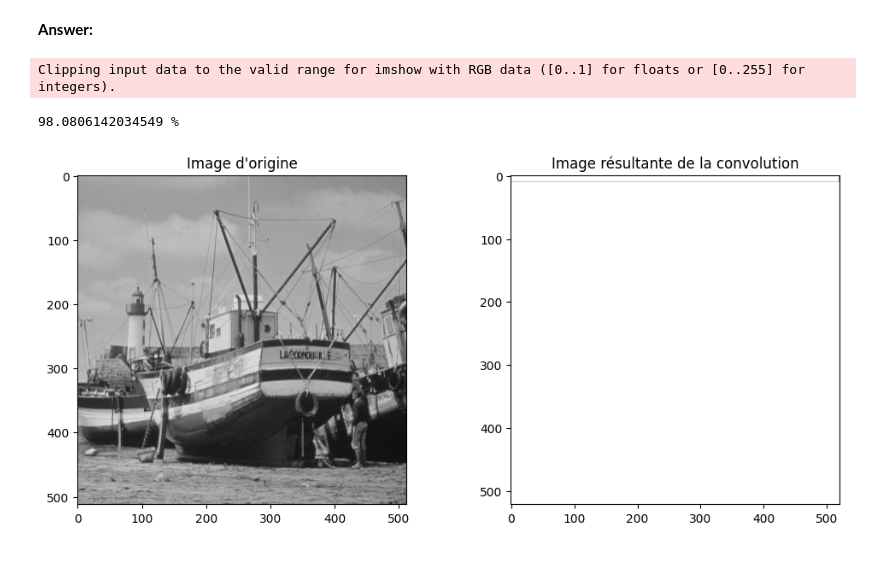
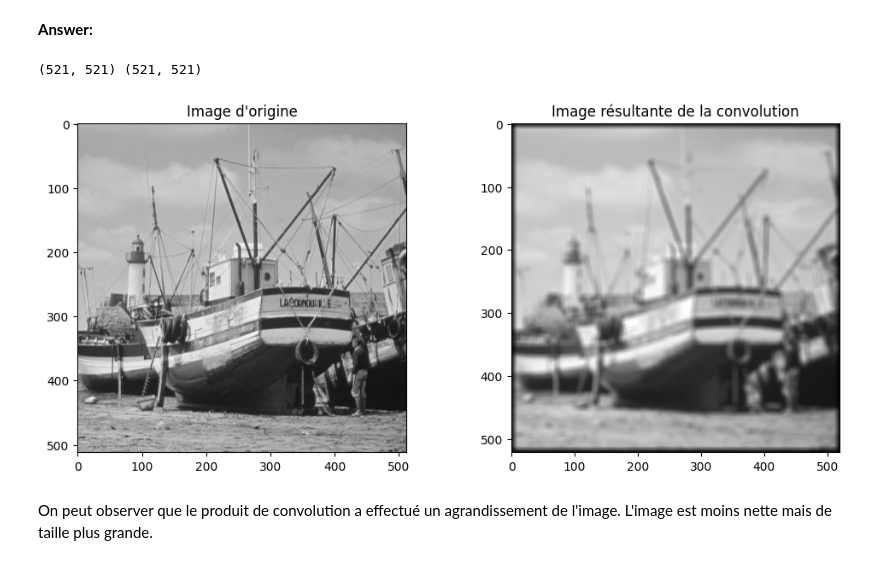
Before and after one commit to mcaron01/python_sdia, a Jupyter notebook: Labs/Lab3/lab3.ipynb, the cells around one changed output. Saved outputs shown, nothing was run; the diff lists cells and outputs as text; code cells hidden in the pictures.

```diff
--- a/Labs/Lab3/lab3.ipynb
+++ b/Labs/Lab3/lab3.ipynb
@@ -320,8 +320,10 @@ chemin_image = os.path.join(dossier_images, nom_image)
 # Charge l'image
 image = mpimg.imread(chemin_image)
 
+image = image[:,:,0]
+
 # Affiche l'image
-plt.imshow(image)
+plt.imshow(image,cmap='gray')
 plt.title("Image de bateau")
 plt.show()
 # %% [output]
@@ -475,49 +473,43 @@ Compute and display $\mathbf{X} \star \mathbf{H}$, for $M_2 = N_2 = 10$. What do
 from scipy.signal.windows import gaussian
 
 # Définit les dimensions de l'image et du noyau gaussien
-M1, N1, a = image.shape
+M1, N1= image.shape
 M2, N2 = 10, 10  # Dimensions du noyau gaussien
 
 M, N = M1 + M2 -1, N1 + N2 - 1
 
 # Crée les noyaux gaussiens 1D pour chaque dimension
 sigma_y = 10
 sigma_x = 10
 gaussian_window_y = gaussian(M2, std=sigma_y)
 gaussian_window_x = gaussian(N2, std=sigma_x)
 
 # Crée le noyau gaussien 2D en faisant le produit extérieur des noyaux 1D
 gaussian_kernel = np.outer(gaussian_window_y, gaussian_window_x)
 gaussian_kernel = np.pad(gaussian_kernel, ((0, M - M2), (0, N - N2)))
 image_pad = image.copy()
-image_pad = np.pad(image_pad, ((0, M - M1), (0, N - N1), (0,0)))
-gaussian_kernel = gaussian_kernel[: , : , np.newaxis]
+image_pad = np.pad(image_pad, ((0, M - M1), (0, N - N1)))
 
 # Applique np.fft.rfft2 pour calculer les transformées de Fourier partielles
 image_fft = np.fft.rfft2(image_pad)
 kernel_fft = np.fft.rfft2(gaussian_kernel)
 
 # Effectue la convolution dans le domaine de Fourier en multipliant les transformées partielles
 convolved_fft = image_fft * kernel_fft
 # Applique np.fft.irfft2 pour obtenir l'image résultante
 convolved_image = np.fft.irfft2(convolved_fft)
-percent_zero = 0
-for m in range (M):
-    for n in range (N):
-        if (convolved_image[m, n, 0] == 0.0):
-            percent_zero += 1
-percent_zero = percent_zero / (M * N) * 100
-print(percent_zero, "%")
+
 # Affiche l'image d'origine et l'image résultante de la convolution
 plt.figure(figsize=(12, 5))
 plt.subplot(1, 2, 1)
 plt.imshow(image, cmap='gray')
 plt.title("Image d'origine")
 plt.subplot(1, 2, 2)
 plt.imshow(convolved_image, cmap='gray')
 plt.title("Image résultante de la convolution")
 plt.show()
 # %% [output]
-Clipping input data to the valid range for imshow with RGB data ([0..1] for floats or [0..255] for integers).
+(521, 521) (521, 521)
-98.0806142034549 %
-[figure, old version]
+[figure, new version]
+# %% [markdown]
+On peut observer que le produit de convolution a effectué un agrandissement de l'image. L'image est moins nette mais de taille plus grande.
```
Also changed, not shown: parts of 4 cells of this notebook.
